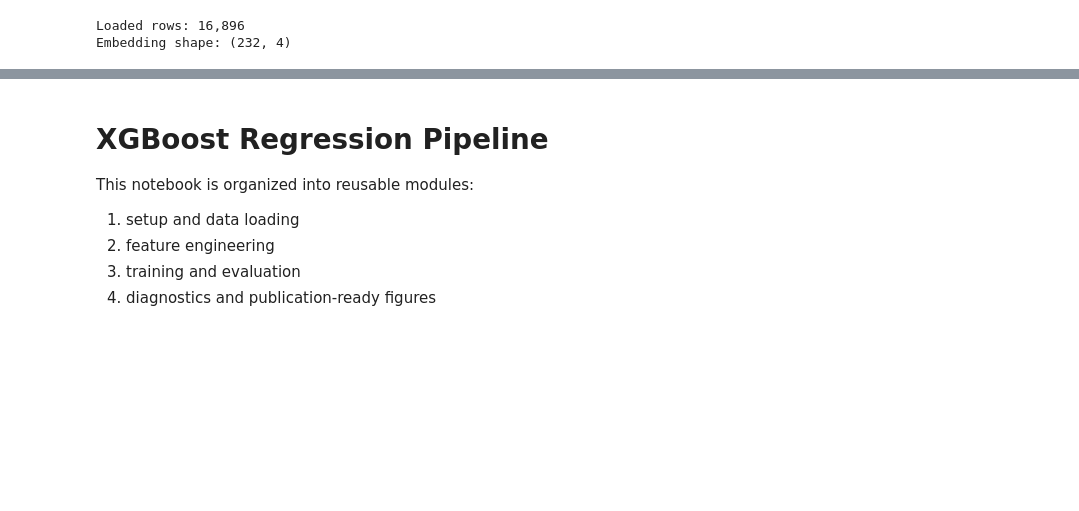
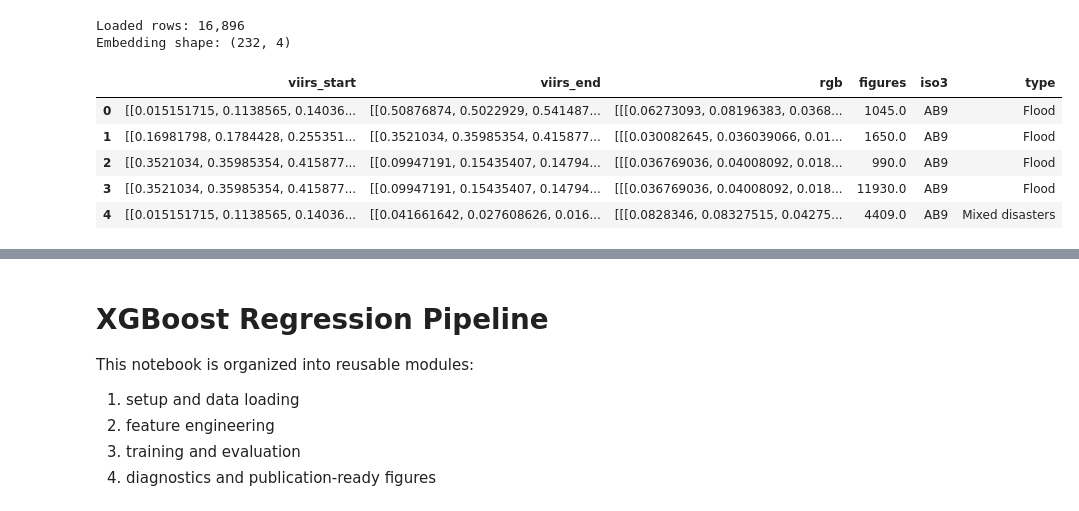
Before and after one commit to iamhaingo/migration-estimation, a Jupyter notebook: src/training_model_regression_xdgboost.ipynb, the cells around one changed output, grey strips where cells are left out. Cells and saved outputs as stored; diff of their text form; code cells hidden in the pictures; blank space fills up the shorter version.

```diff
--- a/src/training_model_regression_xdgboost.ipynb
+++ b/src/training_model_regression_xdgboost.ipynb
@@ -170,3 +170,12 @@ print(f"Embedding shape: {iso3_embeddings.shape}")
 # %% [output]
 Loaded rows: 16,896
 Embedding shape: (232, 4)
+# %%
+df.head()
+# %% [output]
+|  | viirs_start | viirs_end | rgb | figures | iso3 | type |
+| 0 | [[0.015151715, 0.1138565, 0.14036... | [[0.50876874, 0.5022929, 0.541487... | [[[0.06273093, 0.08196383, 0.0368... | 1045.0 | AB9 | Flood |
+| 1 | [[0.16981798, 0.1784428, 0.255351... | [[0.3521034, 0.35985354, 0.415877... | [[[0.030082645, 0.036039066, 0.01... | 1650.0 | AB9 | Flood |
+| 2 | [[0.3521034, 0.35985354, 0.415877... | [[0.09947191, 0.15435407, 0.14794... | [[[0.036769036, 0.04008092, 0.018... | 990.0 | AB9 | Flood |
+| 3 | [[0.3521034, 0.35985354, 0.415877... | [[0.09947191, 0.15435407, 0.14794... | [[[0.036769036, 0.04008092, 0.018... | 11930.0 | AB9 | Flood |
+| 4 | [[0.015151715, 0.1138565, 0.14036... | [[0.041661642, 0.027608626, 0.016... | [[[0.0828346, 0.08327515, 0.04275... | 4409.0 | AB9 | Mixed disasters |
```
Also changed, not shown: parts of 2 cells of this notebook, 1 other file.
